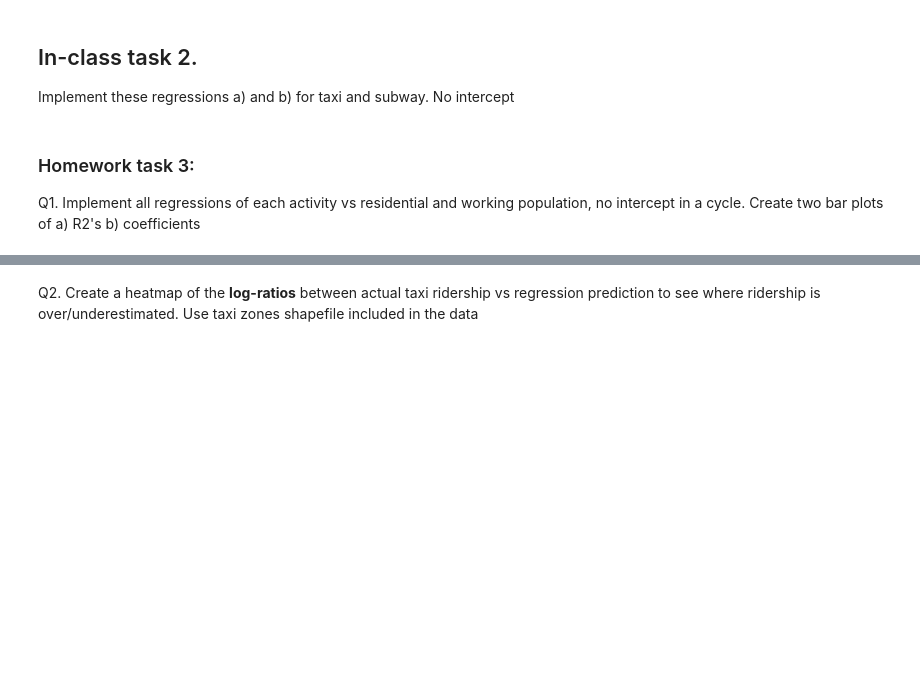
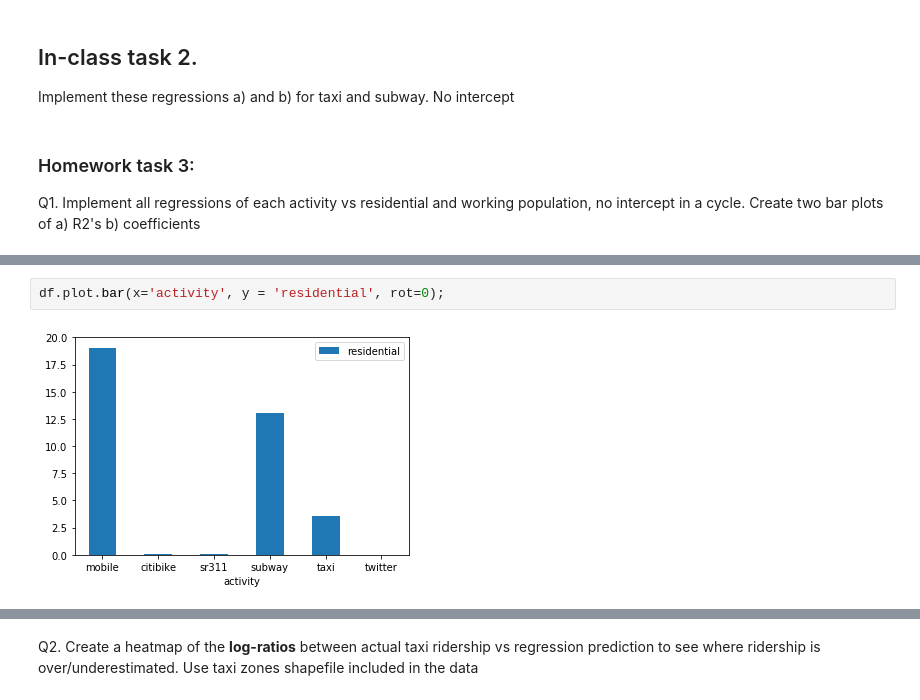
Before and after one commit to tharma3/ads, a Jupyter notebook: session3_mrn291.ipynb, the cells around one changed output, grey strips where cells are left out. Cells and saved outputs as stored; diff of their text form; blank space fills up the shorter version.

```diff
--- a/session3_mrn291.ipynb
+++ b/session3_mrn291.ipynb
@@ -676,0 +829,4 @@ Create two bar plots of a) R2's b) coefficients
+# %%
+df.plot.bar(x='activity', y = 'residential', rot=0);
+# %% [output]
+[figure, added]
```
Also changed, not shown: parts of 34 cells of this notebook.
